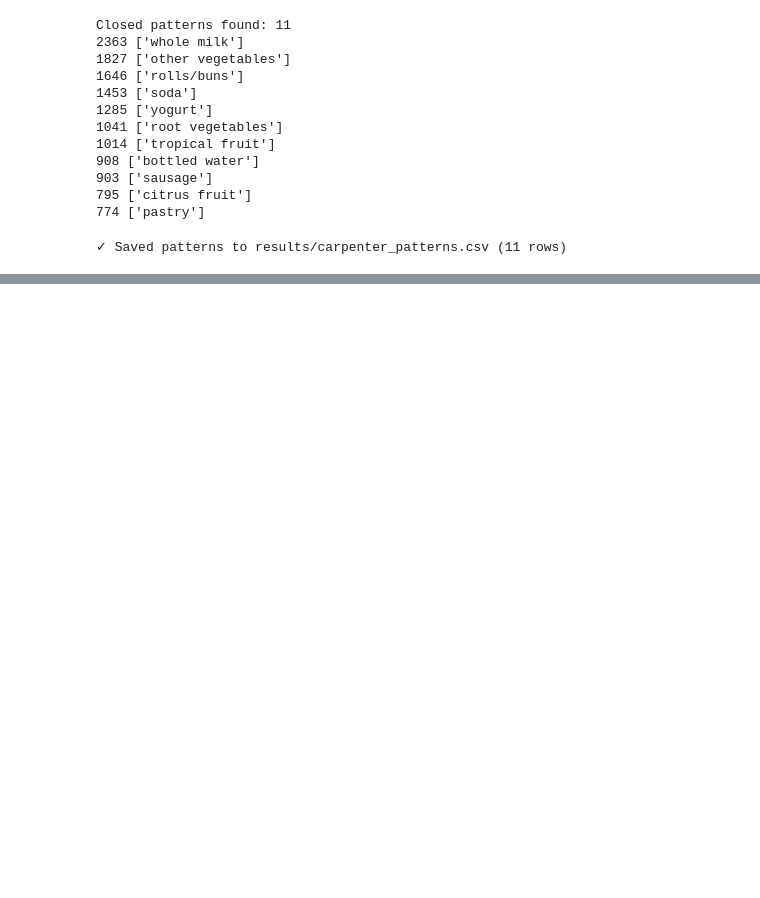
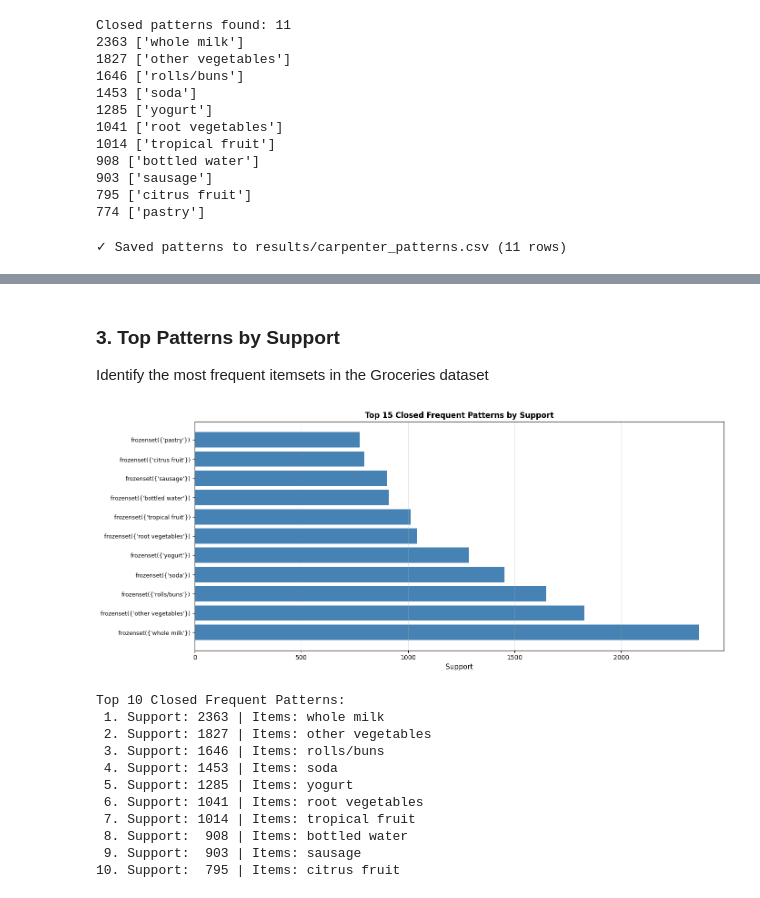
Before and after one commit to mominaeman/CARPENTER_Project, a Jupyter notebook: notebooks/demo.ipynb, the cells around one changed output, grey strips where cells are left out. Drawn from its saved outputs; the diff is of its cells as text; code cells hidden in the pictures; blank space fills up the shorter version.

```diff
--- a/notebooks/demo.ipynb
+++ b/notebooks/demo.ipynb
@@ -265,0 +312,27 @@ save_patterns_csv(patterns, "results/carpenter_patterns.csv")
+# %% [markdown]
+### 3. Top Patterns by Support
+
+Identify the most frequent itemsets in the Groceries dataset
+# %%
+# Plot top patterns by support
+viz.plot_pattern_support(patterns_dict, top_n=15)
+
+# Display top 10 patterns in detail
+print("\nTop 10 Closed Frequent Patterns:")
+sorted_patterns = sorted(patterns, key=lambda p: p.support, reverse=True)
+for i, p in enumerate(sorted_patterns[:10], 1):
+    items_str = ', '.join(sorted(p.items))
+    print(f"{i:2d}. Support: {p.support:4d} | Items: {items_str}")
+# %% [output]
+[figure, added]
+Top 10 Closed Frequent Patterns:
+ 1. Support: 2363 | Items: whole milk
+ 2. Support: 1827 | Items: other vegetables
+ 3. Support: 1646 | Items: rolls/buns
+ 4. Support: 1453 | Items: soda
+ 5. Support: 1285 | Items: yogurt
+ 6. Support: 1041 | Items: root vegetables
+ 7. Support: 1014 | Items: tropical fruit
+ 8. Support:  908 | Items: bottled water
+ 9. Support:  903 | Items: sausage
+10. Support:  795 | Items: citrus fruit
```
Also changed, not shown: parts of 25 cells of this notebook, 6 other files.
